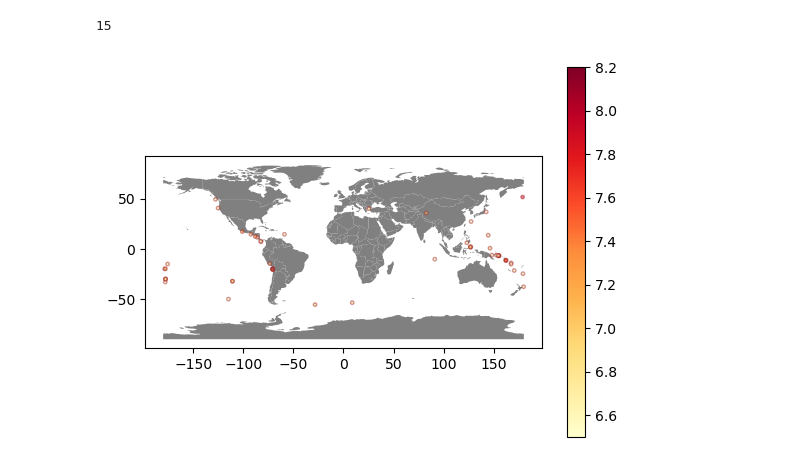
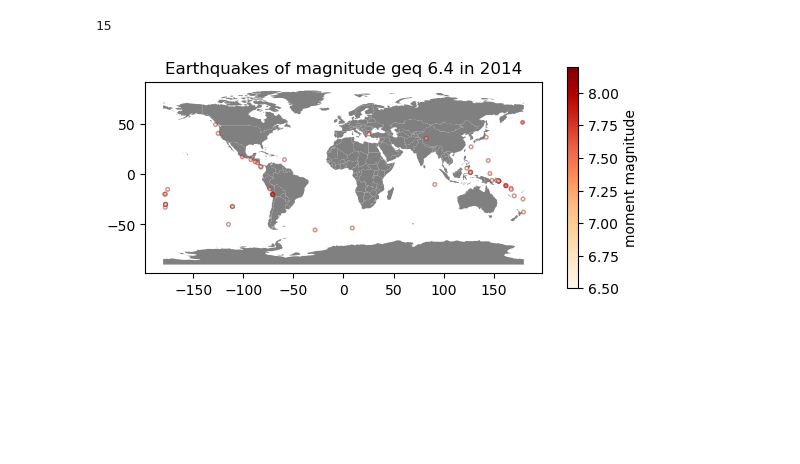
Before and after one commit to a-ramji/eds-220-sections, a Jupyter notebook: map-earthquake-data.ipynb, the cells around one changed output. Drawn from its saved outputs; the diff is of its cells as text; code cells hidden in the pictures; blank space fills up the shorter version.

Commit message:
final plot

```diff
--- a/map-earthquake-data.ipynb
+++ b/map-earthquake-data.ipynb
@@ -121,21 +121,28 @@ eqk.mag.nunique()
 # %%
 fig, ax = plt.subplots()
 
 # world map layer
 worldmap.plot(ax=ax,
               color='grey')
 
 # adding earthuakes colored by magnitude
 
 eqk.plot(ax=ax,
          column='mag',
          legend=True, # add legend
-         markersize=6, # adjust point size
-         cmap='YlOrRd', # continuous colorscale from orange to red
+         markersize=7, # adjust point size
+         cmap='OrRd', # continuous colorscale from orange to red
          edgecolor='brown',
-         alpha=0.5
+         alpha=0.5,
+         legend_kwds = {'shrink':.6,
+                       'label':'moment magnitude'}
         )
+#eqk.set_label('mag', rotation=270)
+ax.set(title="Earthquakes of magnitude geq 6.4 in 2014")
+#ax.legend(title="magnitude", loc='center left', bbox_to_anchor=(1, 0.5))
+
+
 
 plt.show()
 # %% [output]
-[figure, old version]
+[figure, new version]
```
